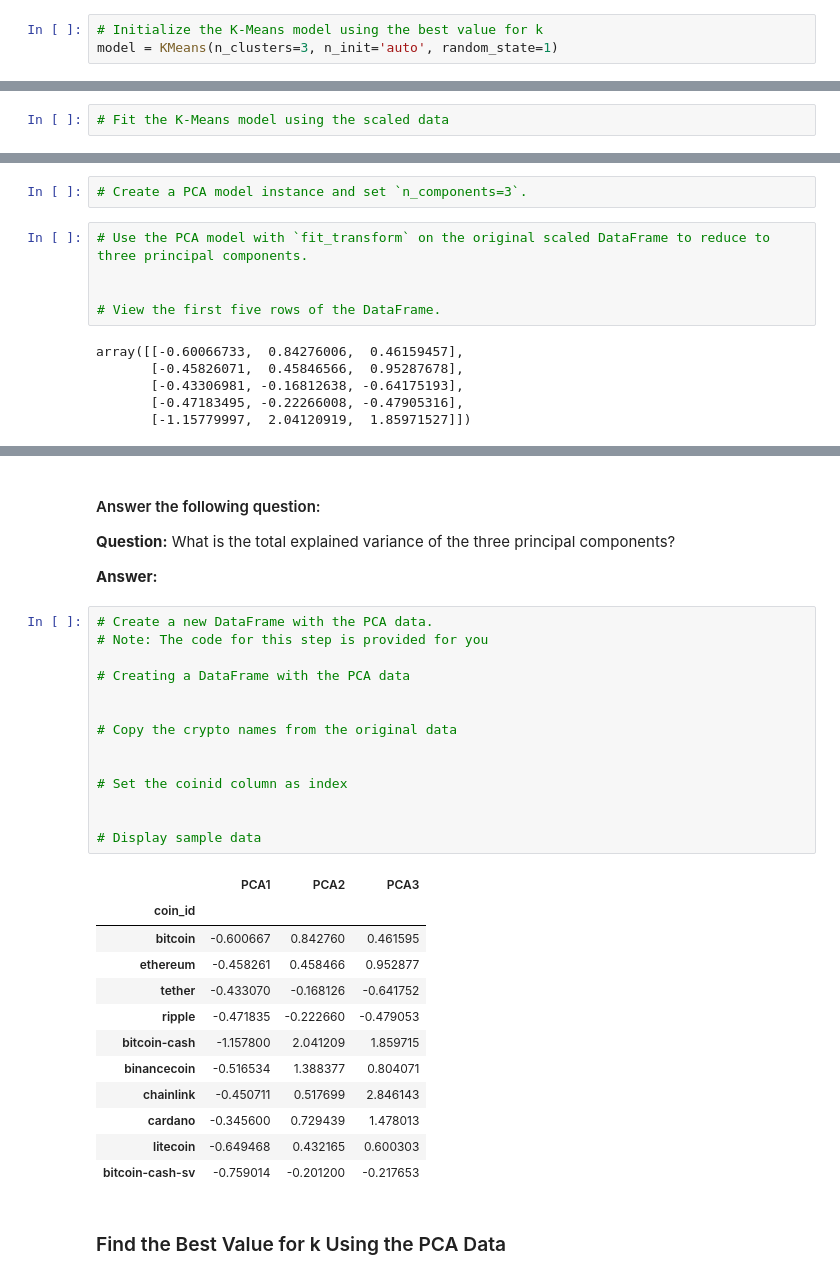
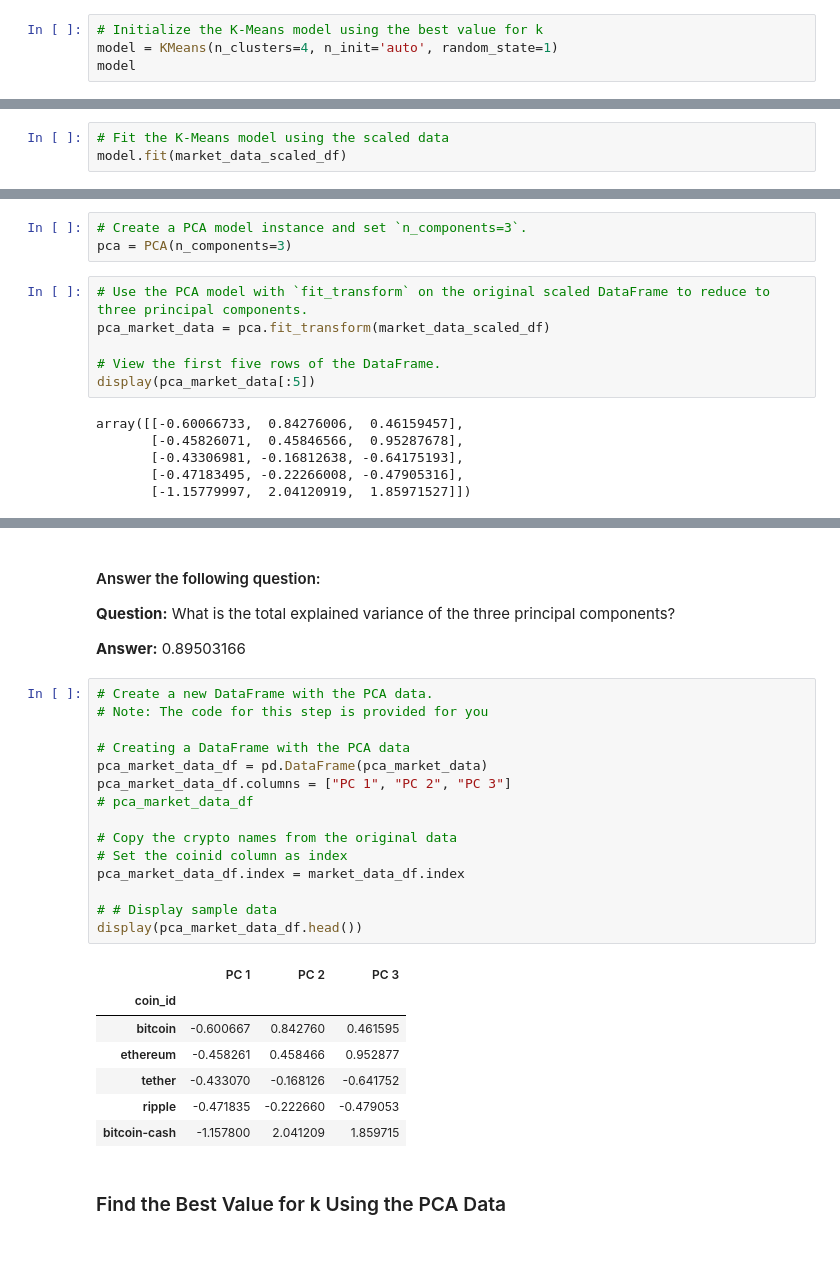
Before and after one commit to robbstenman/CryptoClustering, a Jupyter notebook: Crypto_Clustering.ipynb, the cells around one changed output, grey strips where cells are left out. Cells and saved outputs as stored; diff of their text form; blank space fills up the shorter version.

```diff
--- a/Crypto_Clustering.ipynb
+++ b/Crypto_Clustering.ipynb
@@ -120,4 +138,5 @@ elbow_data_df.plot.line(x="k",
 ### Cluster Cryptocurrencies with K-means Using the Original Scaled Data.
 # %%
 # Initialize the K-Means model using the best value for k
-model = KMeans(n_clusters=3, n_init='auto', random_state=1)
+model = KMeans(n_clusters=4, n_init='auto', random_state=1)
+model
@@ -124,2 +145,3 @@ model = KMeans(n_clusters=3, n_init='auto', random_state=1)
 # %%
 # Fit the K-Means model using the scaled data
+model.fit(market_data_scaled_df)
@@ -151,11 +190,13 @@ model = KMeans(n_clusters=3, n_init='auto', random_state=1)
 ### Optimize Clusters with Principal Component Analysis.
 # %%
 # Create a PCA model instance and set `n_components=3`.
+pca = PCA(n_components=3)
 # %%
 # Use the PCA model with `fit_transform` on the original scaled DataFrame to reduce to three principal components.
-
+pca_market_data = pca.fit_transform(market_data_scaled_df)
 
 # View the first five rows of the DataFrame.
+display(pca_market_data[:5])
 # %% [output]
 array([[-0.60066733,  0.84276006,  0.46159457],
        [-0.45826071,  0.45846566,  0.95287678],
@@ -171,34 +213,30 @@ array([0.3719856 , 0.34700813, 0.17603793])
 
 **Question:** What is the total explained variance of the three principal components?
 
-**Answer:**
+**Answer:** 0.89503166
 # %%
 # Create a new DataFrame with the PCA data.
 # Note: The code for this step is provided for you
 
 # Creating a DataFrame with the PCA data
-
+pca_market_data_df = pd.DataFrame(pca_market_data)
+pca_market_data_df.columns = ["PC 1", "PC 2", "PC 3"]
+# pca_market_data_df
 
 # Copy the crypto names from the original data
+# Set the coinid column as index
+pca_market_data_df.index = market_data_df.index
 
-
-# Set the coinid column as index
-
-
-# Display sample data
+# # Display sample data
+display(pca_market_data_df.head())
 # %% [output]
-|  | PCA1 | PCA2 | PCA3 |
+|  | PC 1 | PC 2 | PC 3 |
 | coin_id |  |  |  |
 | bitcoin | -0.600667 | 0.842760 | 0.461595 |
 | ethereum | -0.458261 | 0.458466 | 0.952877 |
 | tether | -0.433070 | -0.168126 | -0.641752 |
 | ripple | -0.471835 | -0.222660 | -0.479053 |
 | bitcoin-cash | -1.157800 | 2.041209 | 1.859715 |
-| binancecoin | -0.516534 | 1.388377 | 0.804071 |
-| chainlink | -0.450711 | 0.517699 | 2.846143 |
-| cardano | -0.345600 | 0.729439 | 1.478013 |
-| litecoin | -0.649468 | 0.432165 | 0.600303 |
-| bitcoin-cash-sv | -0.759014 | -0.201200 | -0.217653 |
 # %% [markdown]
 ### Find the Best Value for k Using the PCA Data
 # %%
```
Also changed, not shown: parts of 8 cells of this notebook.
